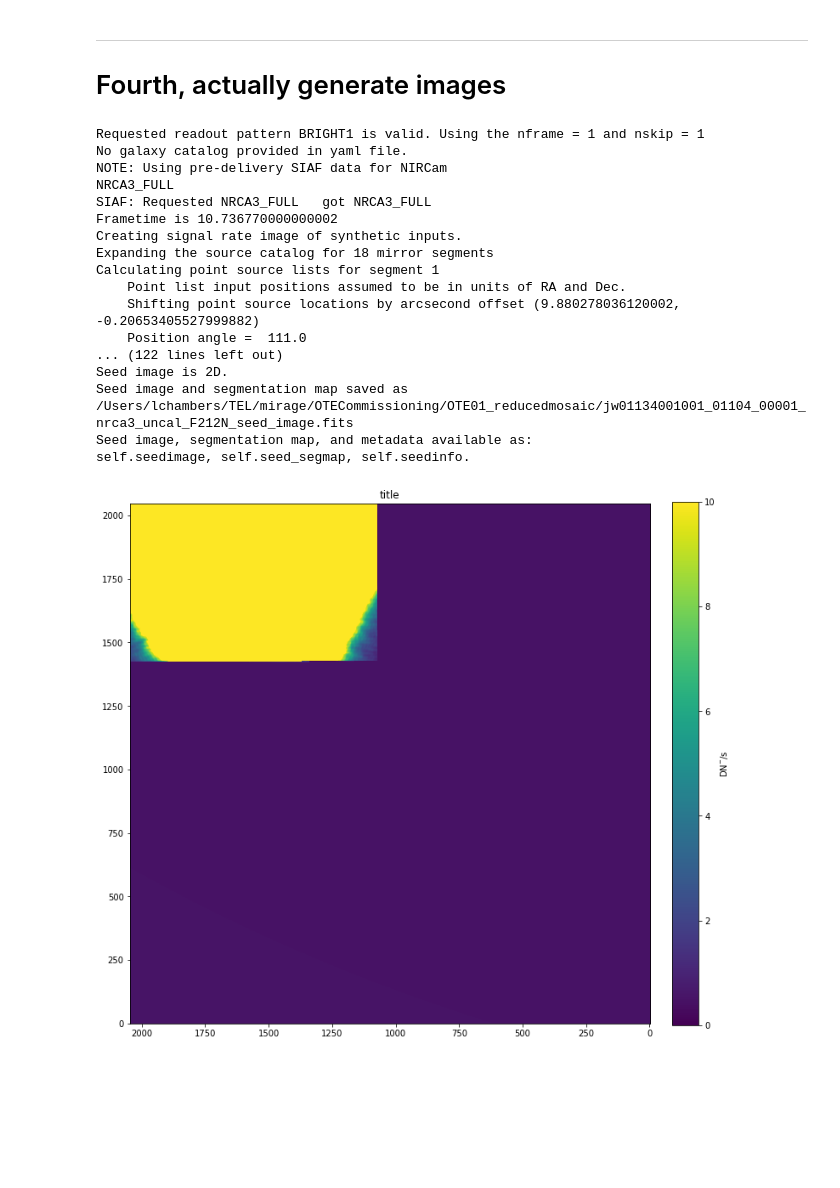
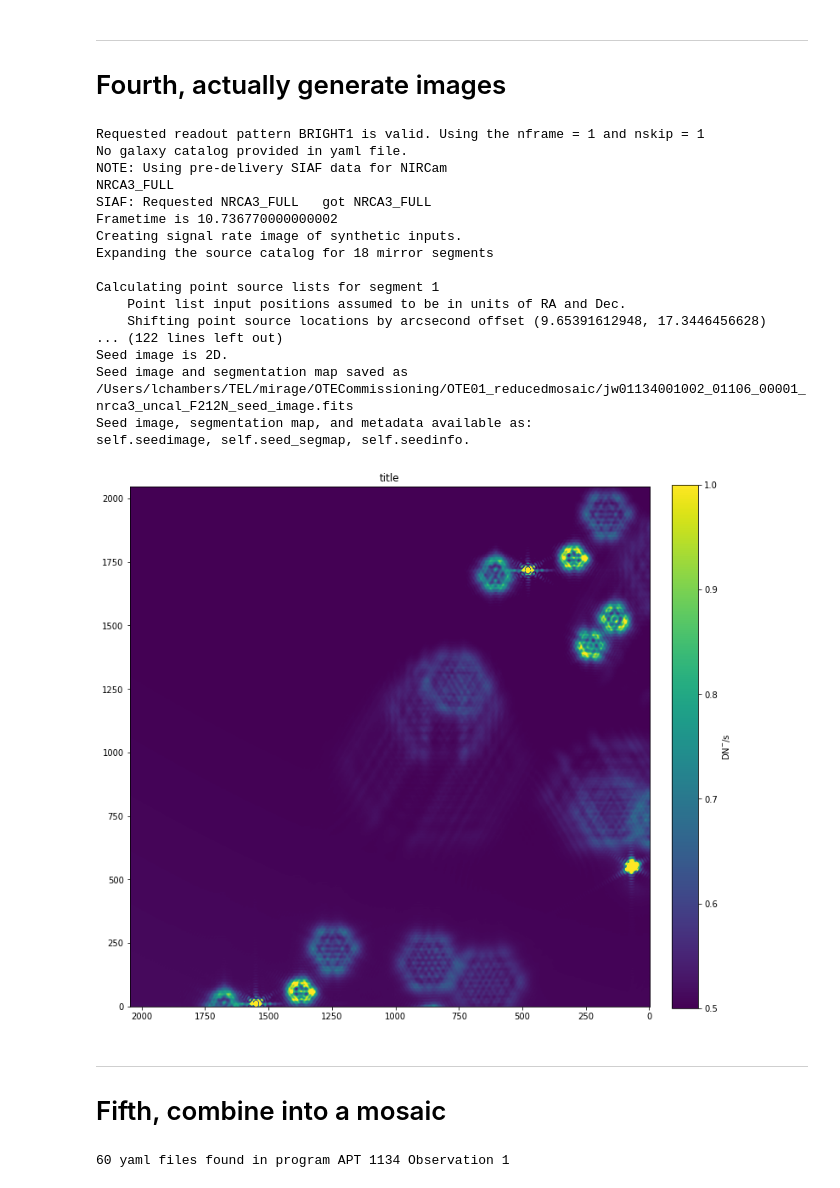
Before and after one commit to spacetelescope/mirage, a Jupyter notebook: OTECommissioning/OTE01/OTE01.ipynb, the cells around one changed output. Cells and saved outputs as stored; diff of their text form; code cells hidden in the pictures; blank space fills up the shorter version.

```diff
--- a/OTECommissioning/OTE01/OTE01.ipynb
+++ b/OTECommissioning/OTE01/OTE01.ipynb
@@ -442,7 +352,7 @@ NRCA3 Pointing RA/Dec: 146.857962574555 63.25194312968097
 ---
 # Fourth, actually generate images
 # %%
-test_yaml = os.path.join(yaml_dir, 'jw01134001001_01104_00001_nrca3.yaml')
+test_yaml = os.path.join(yaml_dir, 'jw01134001002_01106_00001_nrca3.yaml')
 cat = catalog_seed_image.Catalog_seed()
 cat.paramfile = test_yaml
 cat.make_seed()
@@ -455,13 +365,13 @@ SIAF: Requested NRCA3_FULL   got NRCA3_FULL
 Frametime is 10.736770000000002
 Creating signal rate image of synthetic inputs.
 Expanding the source catalog for 18 mirror segments
+
 Calculating point source lists for segment 1
     Point list input positions assumed to be in units of RA and Dec.
-    Shifting point source locations by arcsecond offset (9.880278036120002, -0.20653405527999882)
-    Position angle =  111.0
+    Shifting point source locations by arcsecond offset (9.65391612948, 17.3446456628)
 ... (122 lines left out)
 Seed image is 2D.
-Seed image and segmentation map saved as /Users/lchambers/TEL/mirage/OTECommissioning/OTE01_reducedmosaic/jw01134001001_01104_00001_nrca3_uncal_F212N_seed_image.fits
+Seed image and segmentation map saved as /Users/lchambers/TEL/mirage/OTECommissioning/OTE01_reducedmosaic/jw01134001002_01106_00001_nrca3_uncal_F212N_seed_image.fits
 Seed image, segmentation map, and metadata available as:
 self.seedimage, self.seed_segmap, self.seedinfo.
 # %%
@@ -476,10 +386,15 @@ def show(array,title,min=0,max=1000, match_focal_plane=True):
         plt.gca().invert_yaxis()
     plt.show()
 # %%
-show(cat.seedimage, 'title', max=10)
+show(cat.seedimage, 'title', min=0.5, max=1e0)
 # %% [output]
-[figure, old version]
+[figure, new version]
+# %% [markdown]
+---
+# Fifth, combine into a mosaic
 # %%
 # Get list of YAML files for observation 1 (all 10 detectors)
-obs1_visit1_files = glob(os.path.join(ote_dir, 'jw01134001*yaml'))
+obs1_visit1_files = glob(os.path.join(yaml_dir, 'jw01134001*yaml'))
 print('{} yaml files found in program APT 1134 Observation 1'.format(len(obs1_visit1_files)))
+# %% [output]
+60 yaml files found in program APT 1134 Observation 1
```
Also changed, not shown: parts of 14 cells of this notebook.
